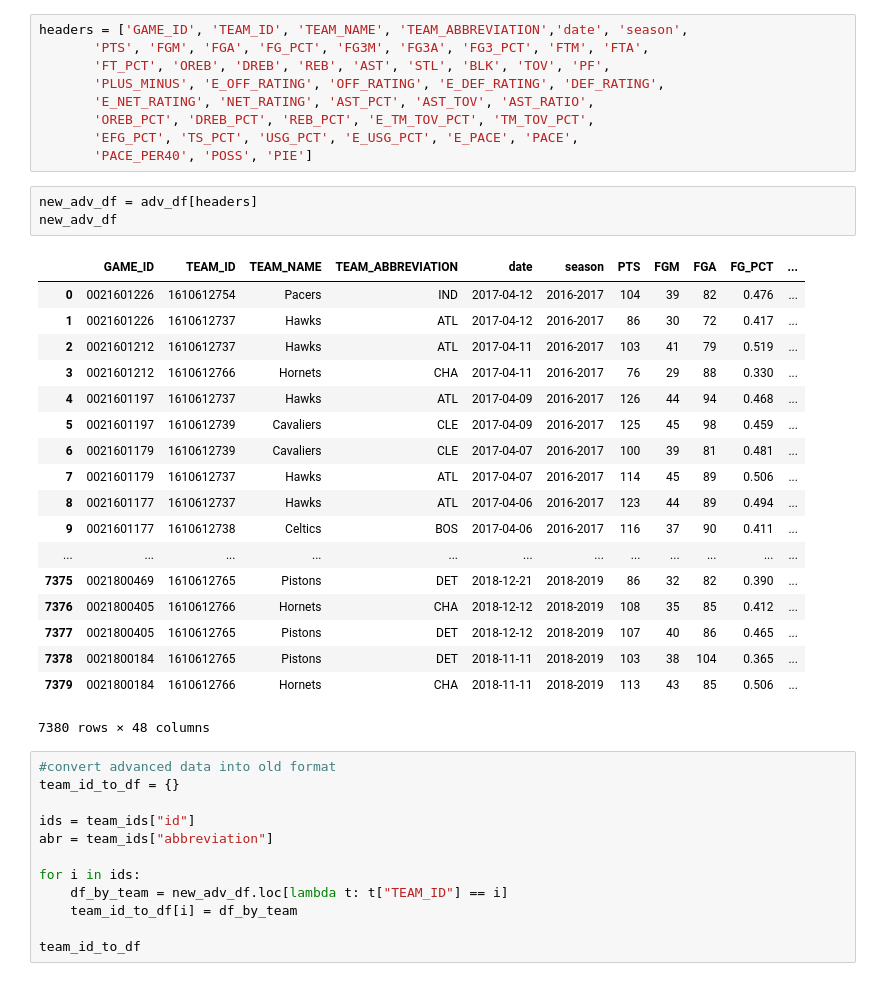
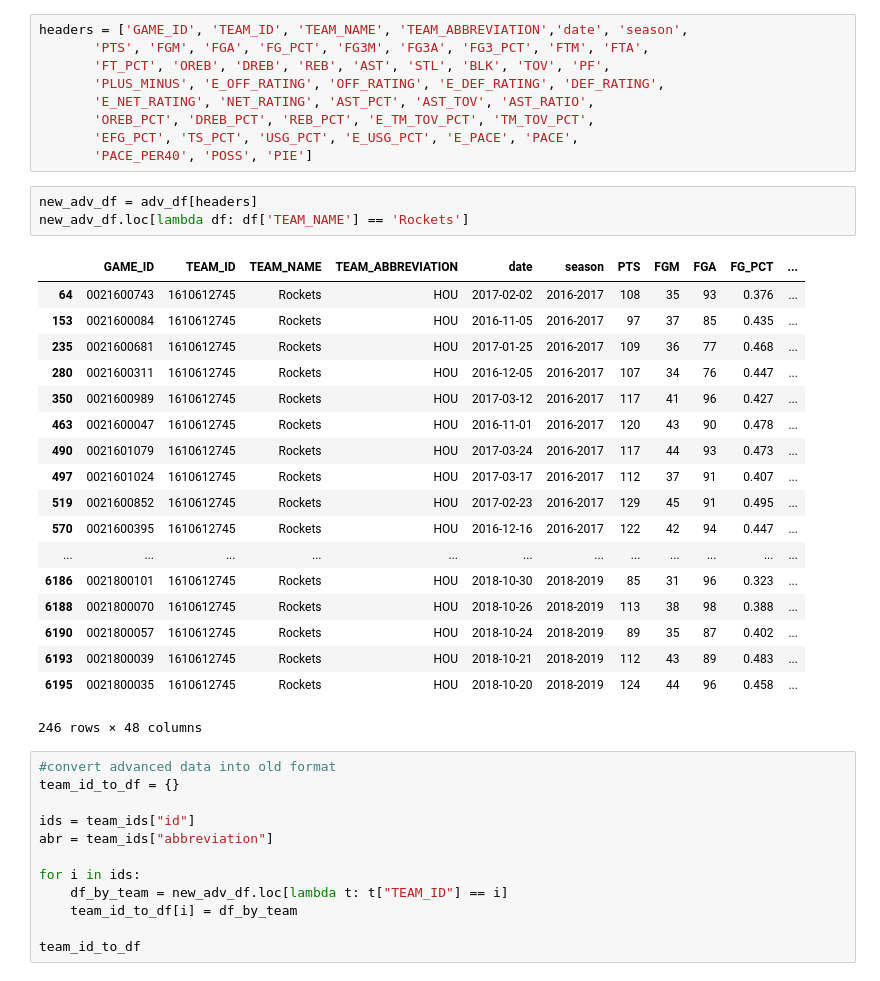
Before and after one commit to callaunchpad/BalliNN, a Jupyter notebook: Game_by_Game/Game_by_Game_2-adv_stats.ipynb, the cells around one changed output. Cells and saved outputs as stored; diff of their text form.

```diff
--- a/Game_by_Game/Game_by_Game_2-adv_stats.ipynb
+++ b/Game_by_Game/Game_by_Game_2-adv_stats.ipynb
@@ -53,26 +53,26 @@ headers = ['GAME_ID', 'TEAM_ID', 'TEAM_NAME', 'TEAM_ABBREVIATION','date', 'seaso
        'PACE_PER40', 'POSS', 'PIE']
 # %%
 new_adv_df = adv_df[headers]
-new_adv_df
+new_adv_df.loc[lambda df: df['TEAM_NAME'] == 'Rockets']
 # %% [output]
 |  | GAME_ID | TEAM_ID | TEAM_NAME | TEAM_ABBREVIATION | date | season | PTS | FGM | FGA | FG_PCT | ... |
-| 0 | 0021601226 | 1610612754 | Pacers | IND | 2017-04-12 | 2016-2017 | 104 | 39 | 82 | 0.476 | ... |
-| 1 | 0021601226 | 1610612737 | Hawks | ATL | 2017-04-12 | 2016-2017 | 86 | 30 | 72 | 0.417 | ... |
-| 2 | 0021601212 | 1610612737 | Hawks | ATL | 2017-04-11 | 2016-2017 | 103 | 41 | 79 | 0.519 | ... |
-| 3 | 0021601212 | 1610612766 | Hornets | CHA | 2017-04-11 | 2016-2017 | 76 | 29 | 88 | 0.330 | ... |
-| 4 | 0021601197 | 1610612737 | Hawks | ATL | 2017-04-09 | 2016-2017 | 126 | 44 | 94 | 0.468 | ... |
-| 5 | 0021601197 | 1610612739 | Cavaliers | CLE | 2017-04-09 | 2016-2017 | 125 | 45 | 98 | 0.459 | ... |
-| 6 | 0021601179 | 1610612739 | Cavaliers | CLE | 2017-04-07 | 2016-2017 | 100 | 39 | 81 | 0.481 | ... |
-| 7 | 0021601179 | 1610612737 | Hawks | ATL | 2017-04-07 | 2016-2017 | 114 | 45 | 89 | 0.506 | ... |
-| 8 | 0021601177 | 1610612737 | Hawks | ATL | 2017-04-06 | 2016-2017 | 123 | 44 | 89 | 0.494 | ... |
-| 9 | 0021601177 | 1610612738 | Celtics | BOS | 2017-04-06 | 2016-2017 | 116 | 37 | 90 | 0.411 | ... |
+| 64 | 0021600743 | 1610612745 | Rockets | HOU | 2017-02-02 | 2016-2017 | 108 | 35 | 93 | 0.376 | ... |
+| 153 | 0021600084 | 1610612745 | Rockets | HOU | 2016-11-05 | 2016-2017 | 97 | 37 | 85 | 0.435 | ... |
+| 235 | 0021600681 | 1610612745 | Rockets | HOU | 2017-01-25 | 2016-2017 | 109 | 36 | 77 | 0.468 | ... |
+| 280 | 0021600311 | 1610612745 | Rockets | HOU | 2016-12-05 | 2016-2017 | 107 | 34 | 76 | 0.447 | ... |
+| 350 | 0021600989 | 1610612745 | Rockets | HOU | 2017-03-12 | 2016-2017 | 117 | 41 | 96 | 0.427 | ... |
+| 463 | 0021600047 | 1610612745 | Rockets | HOU | 2016-11-01 | 2016-2017 | 120 | 43 | 90 | 0.478 | ... |
+| 490 | 0021601079 | 1610612745 | Rockets | HOU | 2017-03-24 | 2016-2017 | 117 | 44 | 93 | 0.473 | ... |
+| 497 | 0021601024 | 1610612745 | Rockets | HOU | 2017-03-17 | 2016-2017 | 112 | 37 | 91 | 0.407 | ... |
+| 519 | 0021600852 | 1610612745 | Rockets | HOU | 2017-02-23 | 2016-2017 | 129 | 45 | 91 | 0.495 | ... |
+| 570 | 0021600395 | 1610612745 | Rockets | HOU | 2016-12-16 | 2016-2017 | 122 | 42 | 94 | 0.447 | ... |
 | ... | ... | ... | ... | ... | ... | ... | ... | ... | ... | ... | ... |
-| 7375 | 0021800469 | 1610612765 | Pistons | DET | 2018-12-21 | 2018-2019 | 86 | 32 | 82 | 0.390 | ... |
-| 7376 | 0021800405 | 1610612766 | Hornets | CHA | 2018-12-12 | 2018-2019 | 108 | 35 | 85 | 0.412 | ... |
-| 7377 | 0021800405 | 1610612765 | Pistons | DET | 2018-12-12 | 2018-2019 | 107 | 40 | 86 | 0.465 | ... |
-| 7378 | 0021800184 | 1610612765 | Pistons | DET | 2018-11-11 | 2018-2019 | 103 | 38 | 104 | 0.365 | ... |
-| 7379 | 0021800184 | 1610612766 | Hornets | CHA | 2018-11-11 | 2018-2019 | 113 | 43 | 85 | 0.506 | ... |
+| 6186 | 0021800101 | 1610612745 | Rockets | HOU | 2018-10-30 | 2018-2019 | 85 | 31 | 96 | 0.323 | ... |
+| 6188 | 0021800070 | 1610612745 | Rockets | HOU | 2018-10-26 | 2018-2019 | 113 | 38 | 98 | 0.388 | ... |
+| 6190 | 0021800057 | 1610612745 | Rockets | HOU | 2018-10-24 | 2018-2019 | 89 | 35 | 87 | 0.402 | ... |
+| 6193 | 0021800039 | 1610612745 | Rockets | HOU | 2018-10-21 | 2018-2019 | 112 | 43 | 89 | 0.483 | ... |
+| 6195 | 0021800035 | 1610612745 | Rockets | HOU | 2018-10-20 | 2018-2019 | 124 | 44 | 96 | 0.458 | ... |
-7380 rows × 48 columns
+246 rows × 48 columns
 # %%
 #convert advanced data into old format
 team_id_to_df = {}
```
Also changed, not shown: parts of 11 cells of this notebook.
